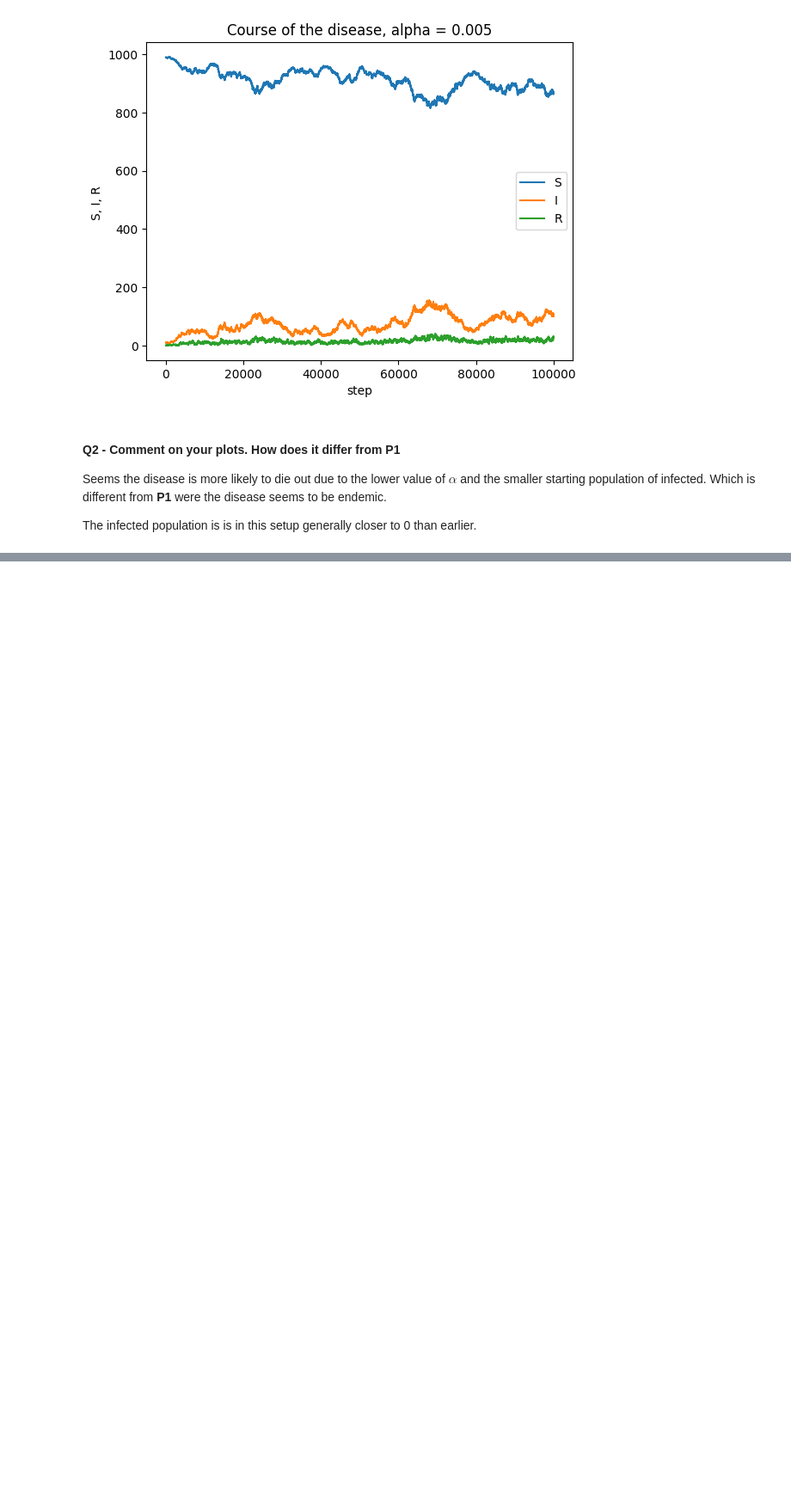
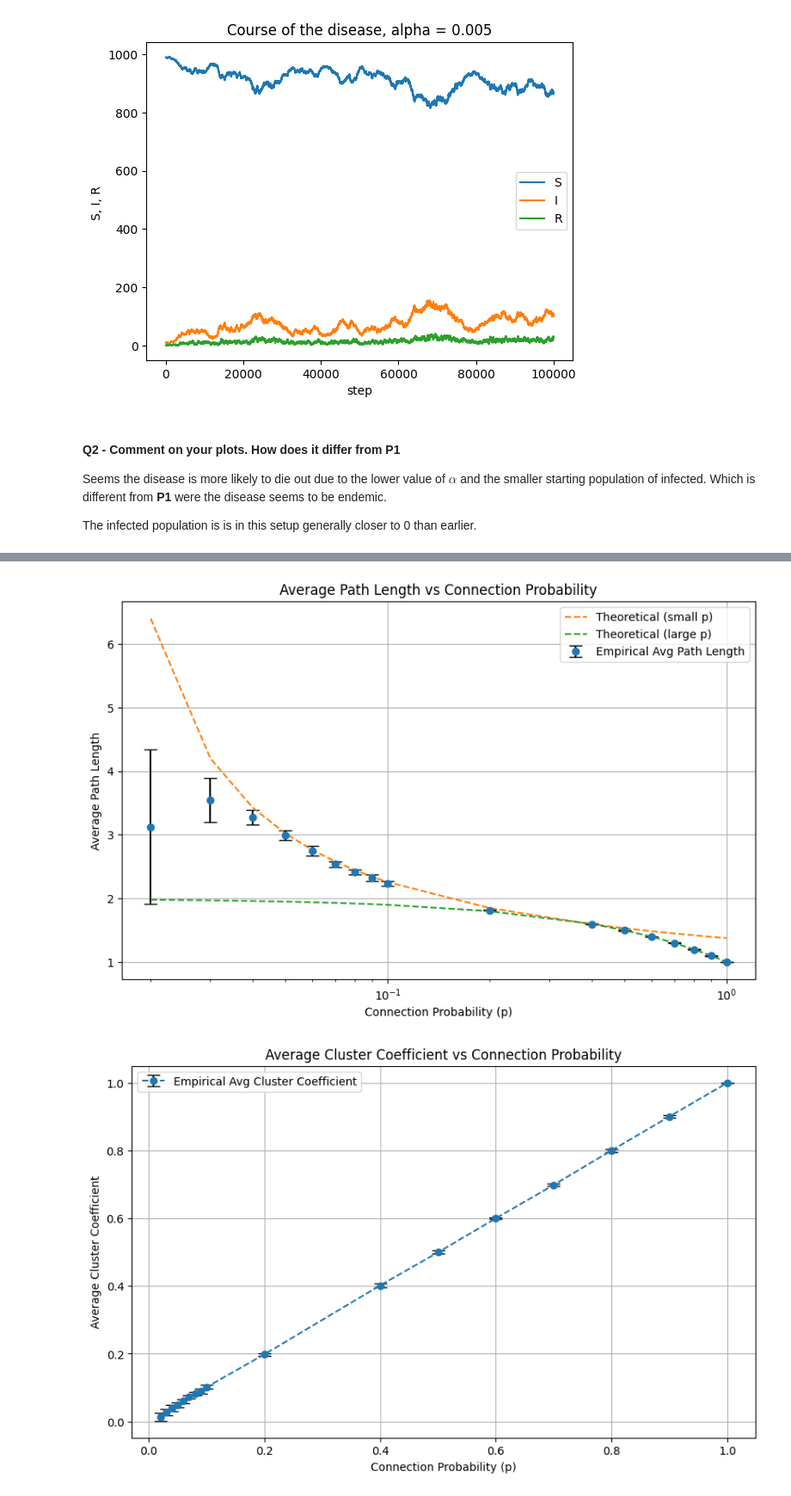
Before and after one commit to Wessias/SOCS, a Jupyter notebook: HW3/homework3.ipynb, the cells around one changed output, grey strips where cells are left out. Shown at 86% size. Drawn from its saved outputs; the diff is of its cells as text; code cells hidden in the pictures; blank space fills up the shorter version.

```diff
--- a/HW3/homework3.ipynb
+++ b/HW3/homework3.ipynb
@@ -1145,0 +1212,19 @@ The infected population is is in this setup generally closer to 0 than earlier.
+# %%
+def clustering_coefficient(A):
+    """
+    Function returning the clustering coefficient of a graph.
+
+    Parameters
+    ==========
+    A : Adjacency matrix (assumed symmetric).
+    """
+
+    K = nodes_degree(A)
+    N = np.size(K)
+
+    C_n = np.sum(np.diagonal(np.linalg.matrix_power(A, 3)))
+    C_d = np.sum(K * (K - 1))
+
+    C = C_n / C_d
+
+    return C
@@ -1145,0 +1301,47 @@ The infected population is is in this setup generally closer to 0 than earlier.
+# %%
+L_average = np.zeros(np.size(p_list))
+L_errors = np.zeros(np.size(p_list))
+C_average = np.zeros(np.size(p_list))
+C_errors = np.zeros(np.size(p_list))
+for i in range(np.size(p_list)):
+    L_average[i] += np.mean(L_av[i])
+    L_errors[i] += np.std(L_av[i])
+    C_average[i] += np.mean(C[i])
+    C_errors[i] += np.std(C[i])
+
+
+# Theoretical predictions
+gamma = 0.57722  # Euler-Mascheroni constant
+L_theoretical_small_p = (np.log(n) - gamma) / np.log(p_list * (n - 1)) + 1 / 2
+L_theoretical_large_p = 2 - p_list
+
+
+# Plot average path length
+plt.figure(figsize=(10, 6))
+plt.errorbar(p_list, L_average, yerr=L_errors, fmt='o', label="Empirical Avg Path Length",
+             ecolor = "black", capsize=6)
+plt.plot(p_list, L_theoretical_small_p, label="Theoretical (small p)", linestyle='--')
+plt.plot(p_list, L_theoretical_large_p, label="Theoretical (large p)", linestyle='--')
+plt.xscale('log')  # Set x-axis to log scale
+
+plt.xlabel("Connection Probability (p)")
+plt.ylabel("Average Path Length")
+plt.title("Average Path Length vs Connection Probability")
+plt.legend()
+plt.grid()
+plt.show()
+
+# Plot average clustering coefficient
+plt.figure(figsize=(10, 6))
+plt.errorbar(p_list, C_average, yerr=C_errors, linestyle="--", marker="o", label="Empirical Avg Cluster Coefficient",
+             ecolor = "black", capsize=6)
+
+plt.xlabel("Connection Probability (p)")
+plt.ylabel("Average Cluster Coefficient")
+plt.title("Average Cluster Coefficient vs Connection Probability")
+plt.legend()
+plt.grid()
+plt.show()
+# %% [output]
+[figure, added]
+[figure, added]
```
Also changed, not shown: parts of 12 cells of this notebook.
